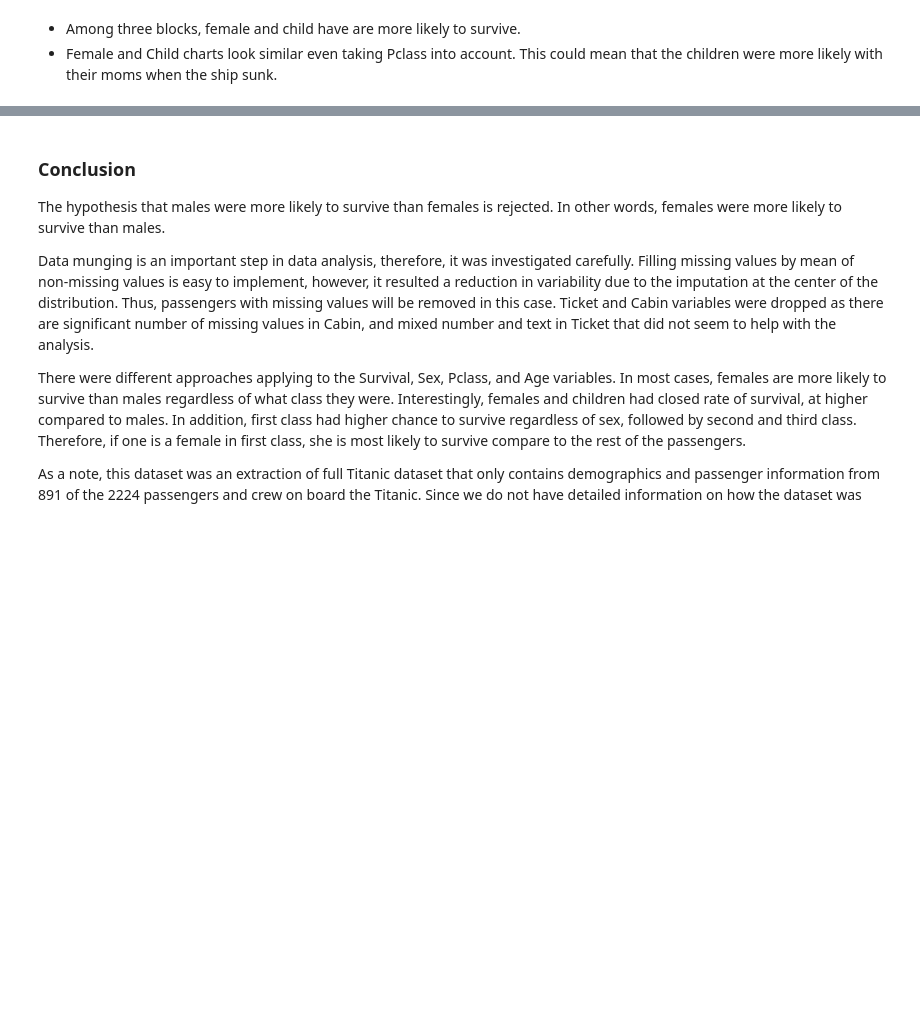
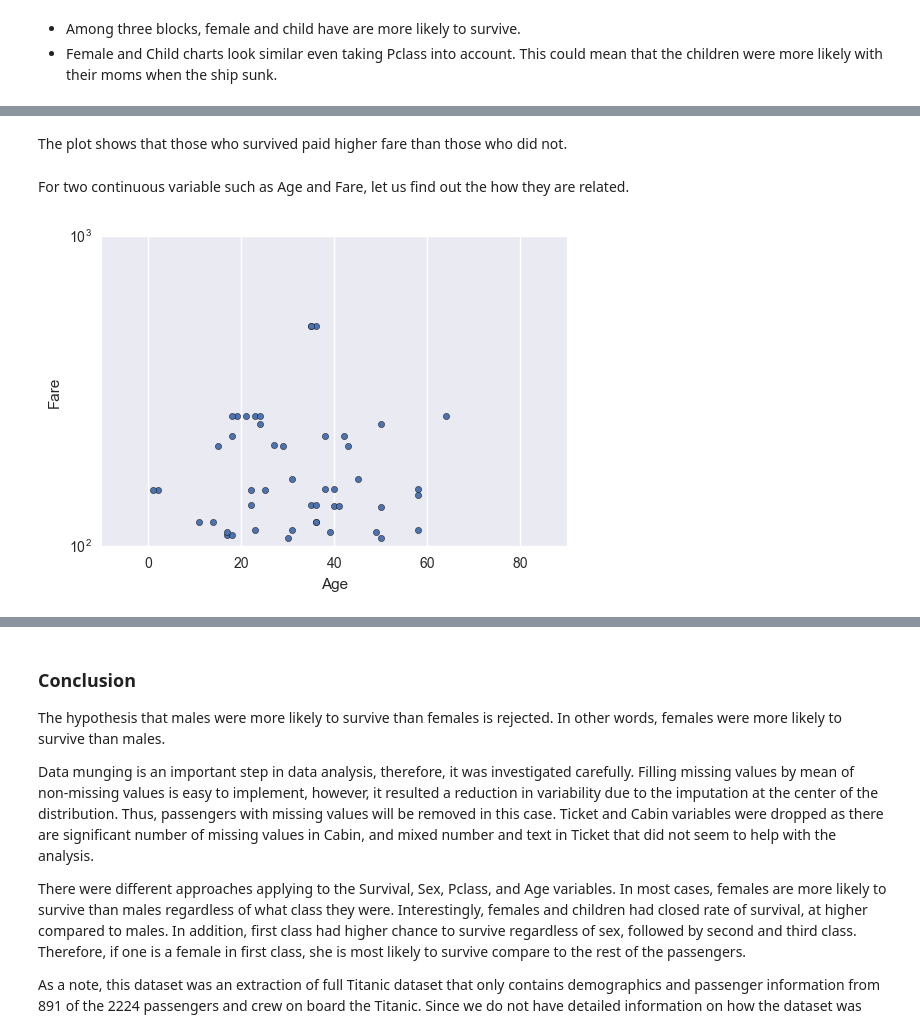
Before and after one commit to linhtrieu92/Titanic, a Jupyter notebook: Project 2/Titanic.ipynb, the cells around one changed output, grey strips where cells are left out. Saved outputs shown, nothing was run; the diff lists cells and outputs as text; code cells hidden in the pictures; blank space fills up the shorter version.

```diff
--- a/Project 2/Titanic.ipynb
+++ b/Project 2/Titanic.ipynb
@@ -346,0 +361,8 @@ sns.plt.title("Survival Rate with Respect to Pclass and Person")
+# %% [markdown]
+The plot shows that those who survived paid higher fare than those who did not.
+# %% [markdown]
+For two continuous variable such as Age and Fare, let us find out the how they are related.
+# %%
+df_titanic.plot(kind='scatter', x='Age', y='Fare').set_yscale('log')
+# %% [output]
+[figure, added]
```
Also changed, not shown: parts of 11 cells of this notebook.
